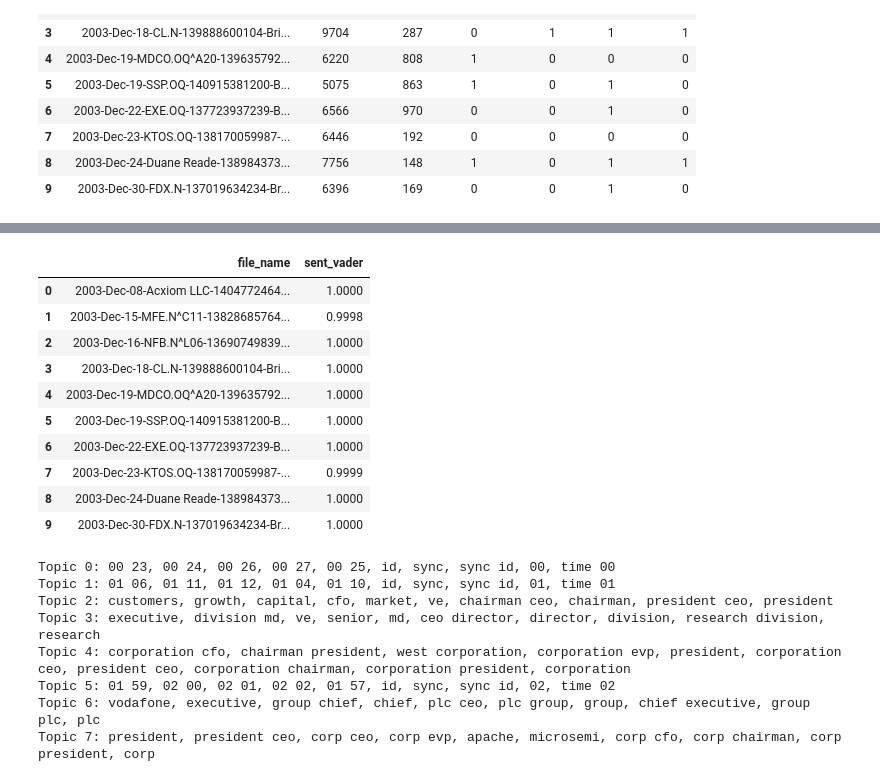
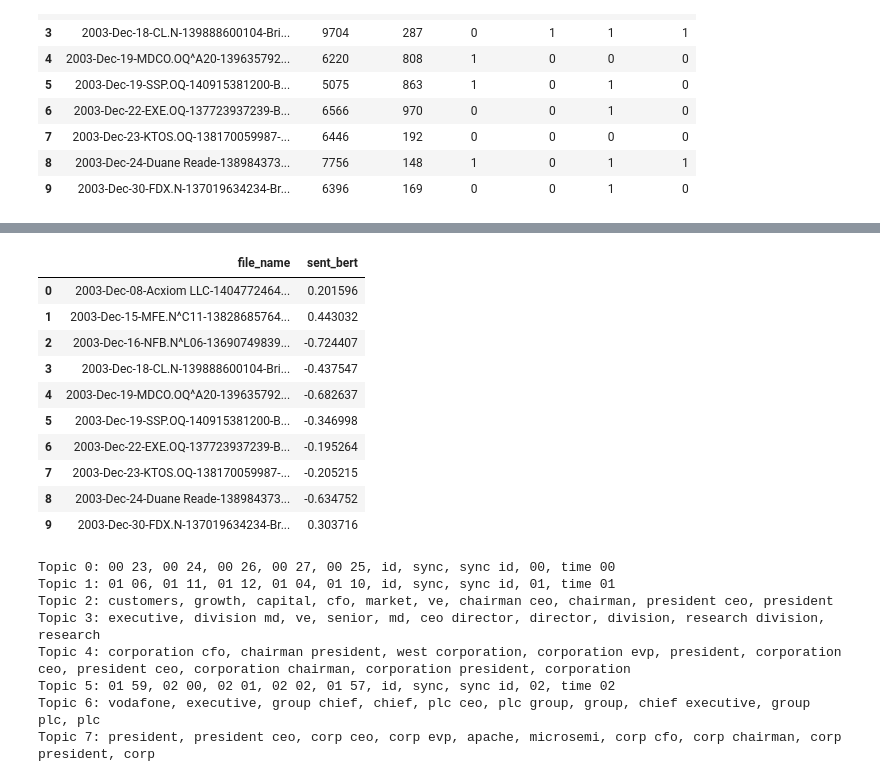
Before and after one commit to etjenB/dsb2-assignment1, a Jupyter notebook: text_analysis.ipynb, the cells around one changed output, grey strips where cells are left out. Cells and saved outputs as stored; diff of their text form; code cells hidden in the pictures.

```diff
--- a/text_analysis.ipynb
+++ b/text_analysis.ipynb
@@ -174,30 +174,60 @@ texts[["file_name","n_words","num_count","kw_risk","kw_concern","kw_debt","kw_di
 | 8 | 2003-Dec-24-Duane Reade-138984373... | 7756 | 148 | 1 | 0 | 1 | 1 |
 | 9 | 2003-Dec-30-FDX.N-137019634234-Br... | 6396 | 169 | 0 | 0 | 1 | 0 |
 # %%
-from vaderSentiment.vaderSentiment import SentimentIntensityAnalyzer
+import torch
+import numpy as np
+from transformers import AutoTokenizer, AutoModelForSequenceClassification
 import time
-import numpy as np
 
-analyzer = SentimentIntensityAnalyzer()
+MODEL_NAME = "distilbert-base-uncased-finetuned-sst-2-english"
 
-def vader_compound(t):
+tokenizer = AutoTokenizer.from_pretrained(MODEL_NAME)
+tokenizer.model_max_length = 10**9  #prevents long seq warning (we chunk manually)
+
+model = AutoModelForSequenceClassification.from_pretrained(MODEL_NAME)
+model.eval()
+
+MAX_TOKENS = 510  # safe (510 + special tokens <= 512)
+
+@torch.no_grad()
+def bert_compound_chunked(t: str) -> float:
     if not isinstance(t, str) or not t.strip():
         return np.nan
-    return analyzer.polarity_scores(t)["compound"]
+
+    ids = tokenizer.encode(t, add_special_tokens=False)
+    if len(ids) == 0:
+        return np.nan
+
+    scores = []
+
+    for i in range(0, len(ids), MAX_TOKENS):
+        chunk_ids = ids[i:i + MAX_TOKENS]
+
+        input_ids = tokenizer.build_inputs_with_special_tokens(chunk_ids)
+        input_ids = torch.tensor([input_ids], dtype=torch.long)
+
+        logits = model(input_ids=input_ids).logits.squeeze(0)
+        probs = torch.softmax(logits, dim=-1).cpu().numpy()
+
+        # SST-2 label order: [NEGATIVE, POSITIVE]
+        scores.append(float(probs[1] - probs[0]))  # [-1, +1]
+
+    return float(np.mean(scores))
+
 
 t0 = time.time()
 sentiments = []
 n = len(texts)
 
 for i, t in enumerate(texts["qa_text"].values, start=1):
-    sentiments.append(vader_compound(t))
+    sentiments.append(bert_compound_chunked(t))
 
-    if i % 50 == 0 or i == n:
+    if i % 25 == 0 or i == n:
         elapsed = time.time() - t0
         rate = i / elapsed if elapsed > 0 else 0
         eta = (n - i) / rate if rate > 0 else float("inf")
         print(f"[{i}/{n}] elapsed={elapsed:.1f}s | rate={rate:.2f} files/s | ETA~{eta/60:.1f} min")
 
-texts["sent_vader"] = sentiments
-texts[["file_name", "sent_vader"]].head(10)
+texts["sent_bert"] = sentiments
+texts[["file_name", "sent_bert"]].head(10)
 # %% [output]
@@ -221,14 +251,14 @@ texts[["file_name", "sent_vader"]].head(10)
-|  | file_name | sent_vader |
-| 0 | 2003-Dec-08-Acxiom LLC-1404772464... | 1.0000 |
-| 1 | 2003-Dec-15-MFE.N^C11-13828685764... | 0.9998 |
-| 2 | 2003-Dec-16-NFB.N^L06-13690749839... | 1.0000 |
-| 3 | 2003-Dec-18-CL.N-139888600104-Bri... | 1.0000 |
-| 4 | 2003-Dec-19-MDCO.OQ^A20-139635792... | 1.0000 |
-| 5 | 2003-Dec-19-SSP.OQ-140915381200-B... | 1.0000 |
-| 6 | 2003-Dec-22-EXE.OQ-137723937239-B... | 1.0000 |
-| 7 | 2003-Dec-23-KTOS.OQ-138170059987-... | 0.9999 |
-| 8 | 2003-Dec-24-Duane Reade-138984373... | 1.0000 |
-| 9 | 2003-Dec-30-FDX.N-137019634234-Br... | 1.0000 |
+|  | file_name | sent_bert |
+| 0 | 2003-Dec-08-Acxiom LLC-1404772464... | 0.201596 |
+| 1 | 2003-Dec-15-MFE.N^C11-13828685764... | 0.443032 |
+| 2 | 2003-Dec-16-NFB.N^L06-13690749839... | -0.724407 |
+| 3 | 2003-Dec-18-CL.N-139888600104-Bri... | -0.437547 |
+| 4 | 2003-Dec-19-MDCO.OQ^A20-139635792... | -0.682637 |
+| 5 | 2003-Dec-19-SSP.OQ-140915381200-B... | -0.346998 |
+| 6 | 2003-Dec-22-EXE.OQ-137723937239-B... | -0.195264 |
+| 7 | 2003-Dec-23-KTOS.OQ-138170059987-... | -0.205215 |
+| 8 | 2003-Dec-24-Duane Reade-138984373... | -0.634752 |
+| 9 | 2003-Dec-30-FDX.N-137019634234-Br... | 0.303716 |
 # %%
 from sklearn.decomposition import NMF
 
```
Also changed, not shown: parts of 2 cells of this notebook, 1 other file.
